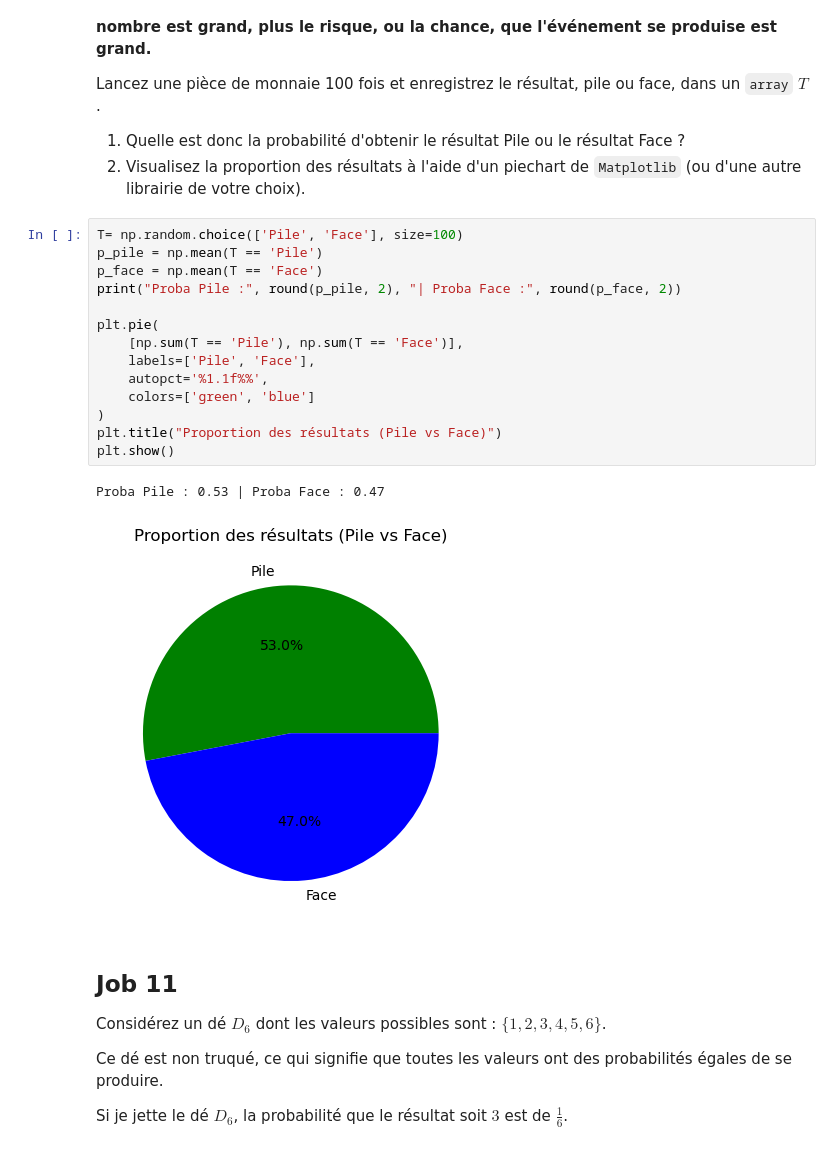
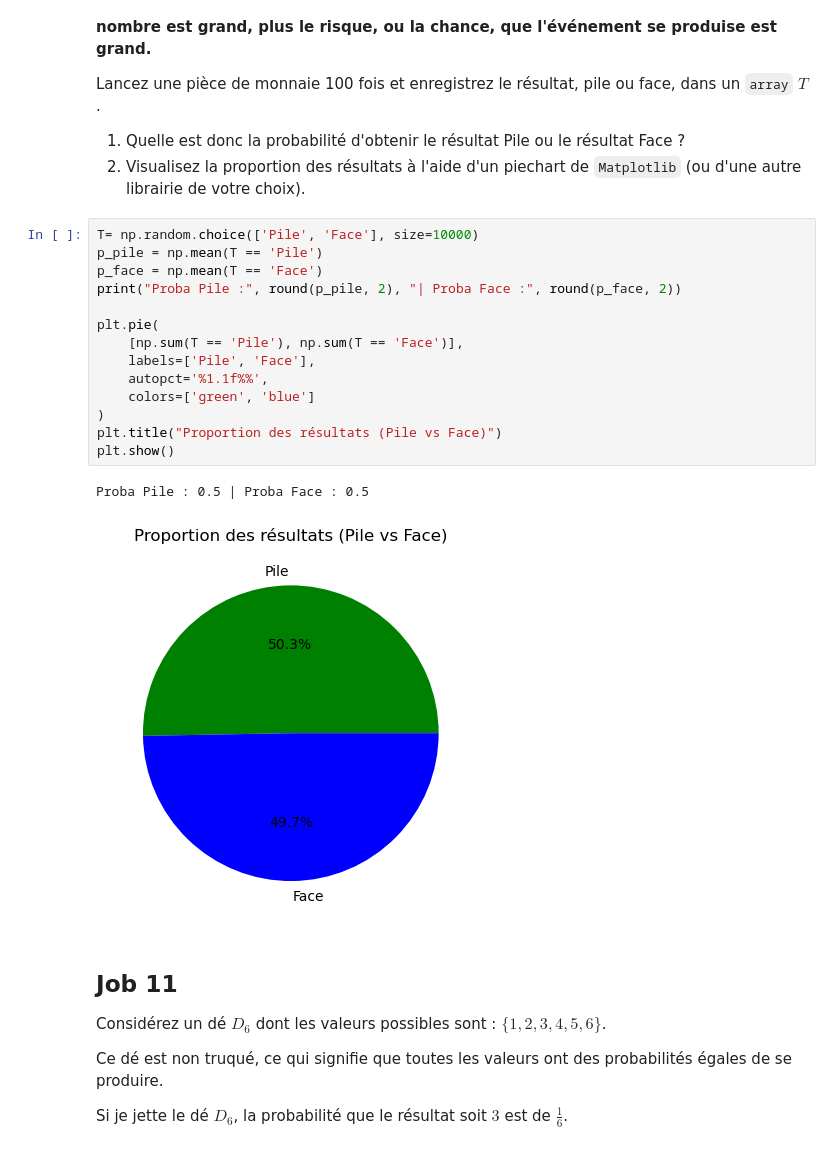
Before and after one commit to axel-achart/philomathia, a Jupyter notebook: philomathia.ipynb, the cells around one changed output. Drawn from its saved outputs; the diff is of its cells as text.

```diff
--- a/philomathia.ipynb
+++ b/philomathia.ipynb
@@ -433,22 +433,22 @@ Lancez une pièce de monnaie 100 fois et enregistrez le résultat, pile ou face,
 1. Quelle est donc la probabilité d'obtenir le résultat Pile ou le résultat Face ?
 3. Visualisez la proportion des résultats à l'aide d'un piechart de `Matplotlib` (ou d'une autre librairie de votre choix).
 # %%
-T= np.random.choice(['Pile', 'Face'], size=100)
+T= np.random.choice(['Pile', 'Face'], size=10000)
 p_pile = np.mean(T == 'Pile')
 p_face = np.mean(T == 'Face')
 print("Proba Pile :", round(p_pile, 2), "| Proba Face :", round(p_face, 2))
 
 plt.pie(
     [np.sum(T == 'Pile'), np.sum(T == 'Face')],
     labels=['Pile', 'Face'],
     autopct='%1.1f%%',
     colors=['green', 'blue']
 )
 plt.title("Proportion des résultats (Pile vs Face)")
 plt.show()
 # %% [output]
-Proba Pile : 0.53 | Proba Face : 0.47
+Proba Pile : 0.5 | Proba Face : 0.5
-[figure, old version]
+[figure, new version]
 # %% [markdown]
 ## **Job 11**
 
```
